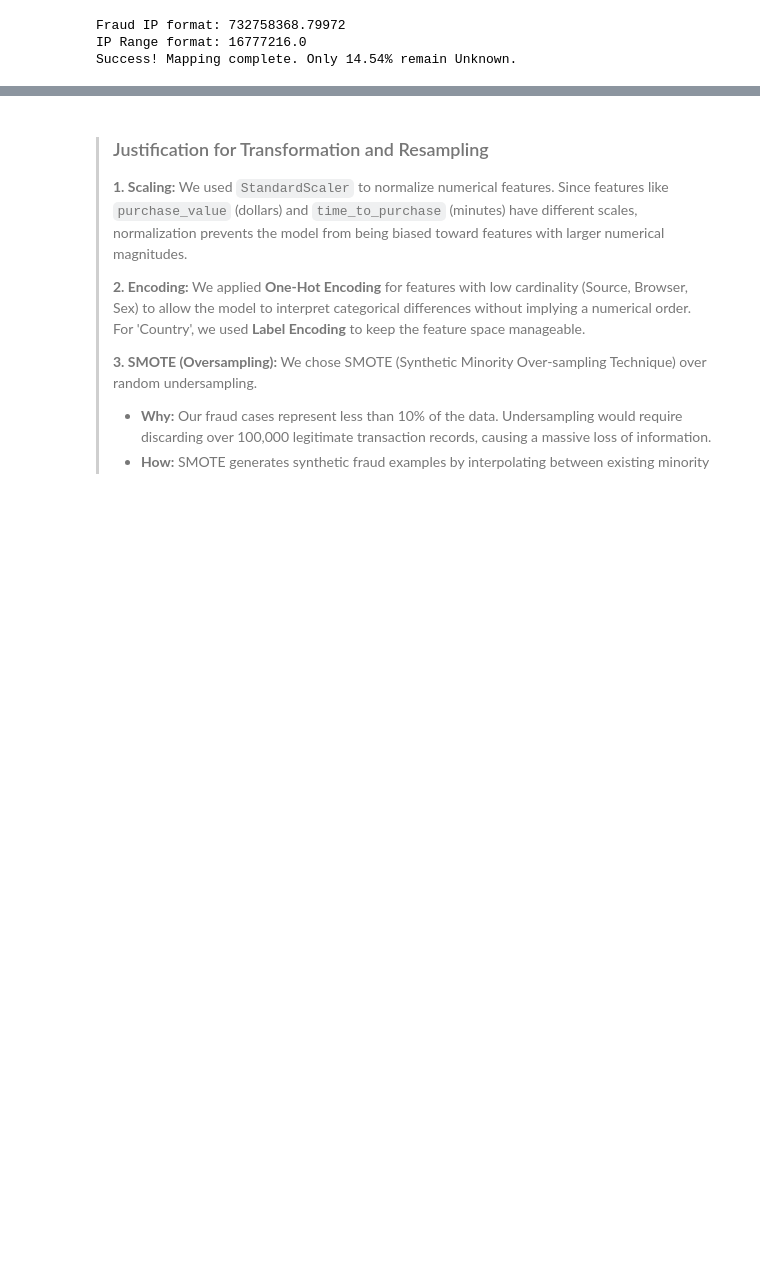
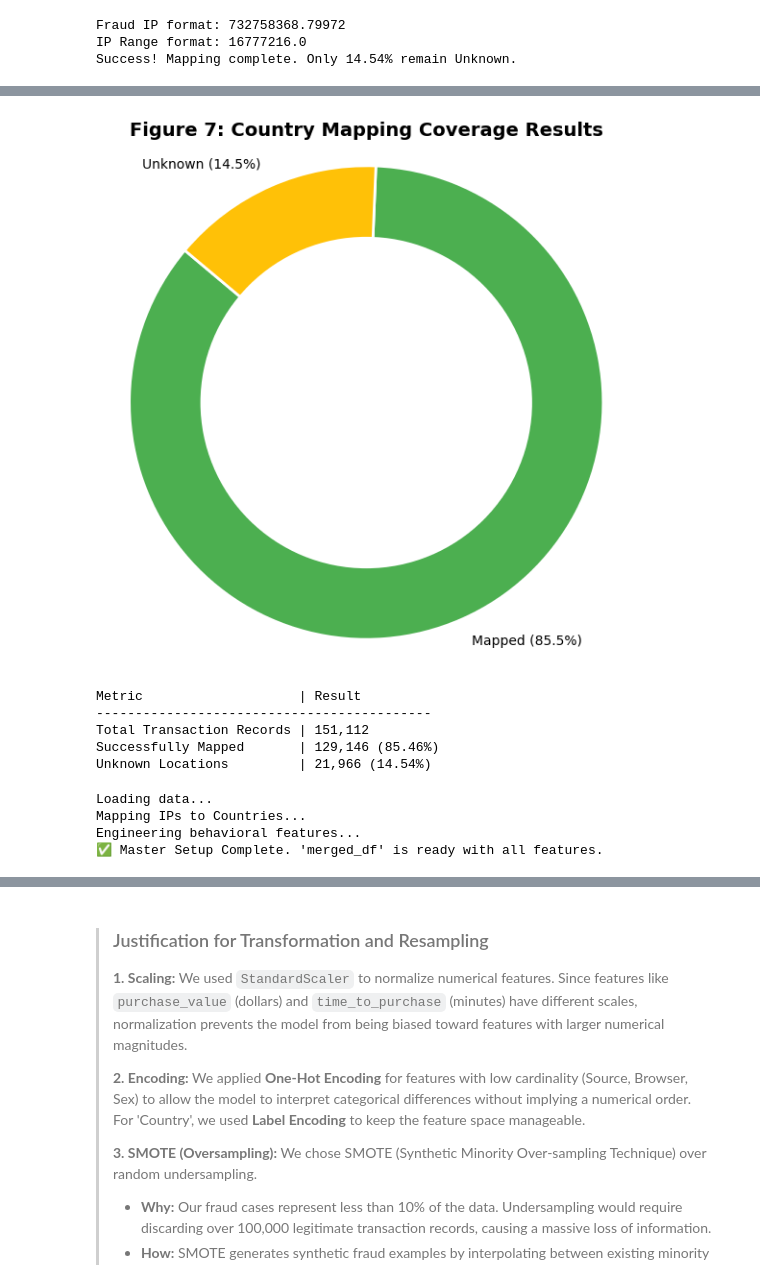
Before and after one commit to bethelhemf/fraud-detection, a Jupyter notebook: notebooks/eda-frauddata.ipynb, the cells around one changed output, grey strips where cells are left out. Cells and saved outputs as stored; diff of their text form; code cells hidden in the pictures; blank space fills up the shorter version.

Commit message:
all task 2 activities are completed with ammended code

```diff
--- a/notebooks/eda-frauddata.ipynb
+++ b/notebooks/eda-frauddata.ipynb
@@ -194,0 +257,79 @@ Class distribution AFTER SMOTE: [109111 109111]
+# %%
+# Country Mapping Results
+# 1. Calculate the counts directly from current data
+total_records = len(merged_df)
+# Count how many are 'Unknown' vs successfully mapped
+unknown_count = len(merged_df[merged_df['country'] == 'Unknown'])
+mapped_count = total_records - unknown_count
+
+# 2. Calculate percentages
+mapped_pct = (mapped_count / total_records) * 100
+unknown_pct = (unknown_count / total_records) * 100
+
+# 3. Visualization: Figure 7 Donut Chart
+labels = [f'Mapped ({mapped_pct:.1f}%)', f'Unknown ({unknown_pct:.1f}%)']
+sizes = [mapped_count, unknown_count]
+colors = ['#4CAF50', '#FFC107']
+
+plt.figure(figsize=(7, 7))
+plt.pie(sizes, labels=labels, colors=colors, startangle=140, pctdistance=0.85,
+        wedgeprops={'edgecolor': 'white', 'linewidth': 2})
+
+# Create the donut hole
+centre_circle = plt.Circle((0,0), 0.70, fc='white')
+fig = plt.gcf()
+fig.gca().add_artist(centre_circle)
+
+plt.title('Figure 7: Country Mapping Coverage Results', fontsize=14, fontweight='bold')
+plt.axis('equal')
+plt.show()
+
+# Print Table for your Report
+print(f"{'Metric':<25} | {'Result':<15}")
+print("-" * 43)
+print(f"{'Total Transaction Records':<25} | {total_records:,}")
+print(f"{'Successfully Mapped':<25} | {mapped_count:,} ({mapped_pct:.2f}%)")
+print(f"{'Unknown Locations':<25} | {unknown_count:,} ({unknown_pct:.2f}%)")
+# %% [output]
+[figure, added]
+Metric                    | Result
+-------------------------------------------
+Total Transaction Records | 151,112
+Successfully Mapped       | 129,146 (85.46%)
+Unknown Locations         | 21,966 (14.54%)
+# %%
+
+# 1. Setup Path and Modular Imports
+sys.path.append(os.path.abspath('../'))
+from src.preprocessing import merge_ip_to_country
+
+# 2. Load Raw Data
+print("Loading data...")
+fraud_data = pd.read_csv('../data/raw/Fraud_Data.csv')
+ip_data = pd.read_csv('../data/raw/IpAddress_to_Country.csv')
+
+# 3. Geolocation Mapping (Task 1 Requirement)
+print("Mapping IPs to Countries...")
+merged_df = merge_ip_to_country(fraud_data, ip_data)
+
+# 4. Explicit Feature Engineering (Fulfills Task 1 and fixes KeyErrors)
+print("Engineering behavioral features...")
+merged_df['signup_time'] = pd.to_datetime(merged_df['signup_time'])
+merged_df['purchase_time'] = pd.to_datetime(merged_df['purchase_time'])
+
+# Feature: time_since_signup (Rubric Requirement)
+merged_df['time_since_signup'] = (merged_df['purchase_time'] - merged_df['signup_time']).dt.total_seconds() / 60
+
+# Features: hour_of_day, day_of_week (Rubric Requirement)
+merged_df['hour_of_day'] = merged_df['purchase_time'].dt.hour
+merged_df['day_of_week'] = merged_df['purchase_time'].dt.dayofweek
+
+# Feature: user_per_device (Velocity Requirement)
+merged_df['user_per_device'] = merged_df.groupby('device_id')['user_id'].transform('count')
+
+print("✅ Master Setup Complete. 'merged_df' is ready with all features.")
+# %% [output]
+Loading data...
+Mapping IPs to Countries...
+Engineering behavioral features...
+✅ Master Setup Complete. 'merged_df' is ready with all features.
```
Also changed, not shown: parts of 7 cells of this notebook, 4 other files.
